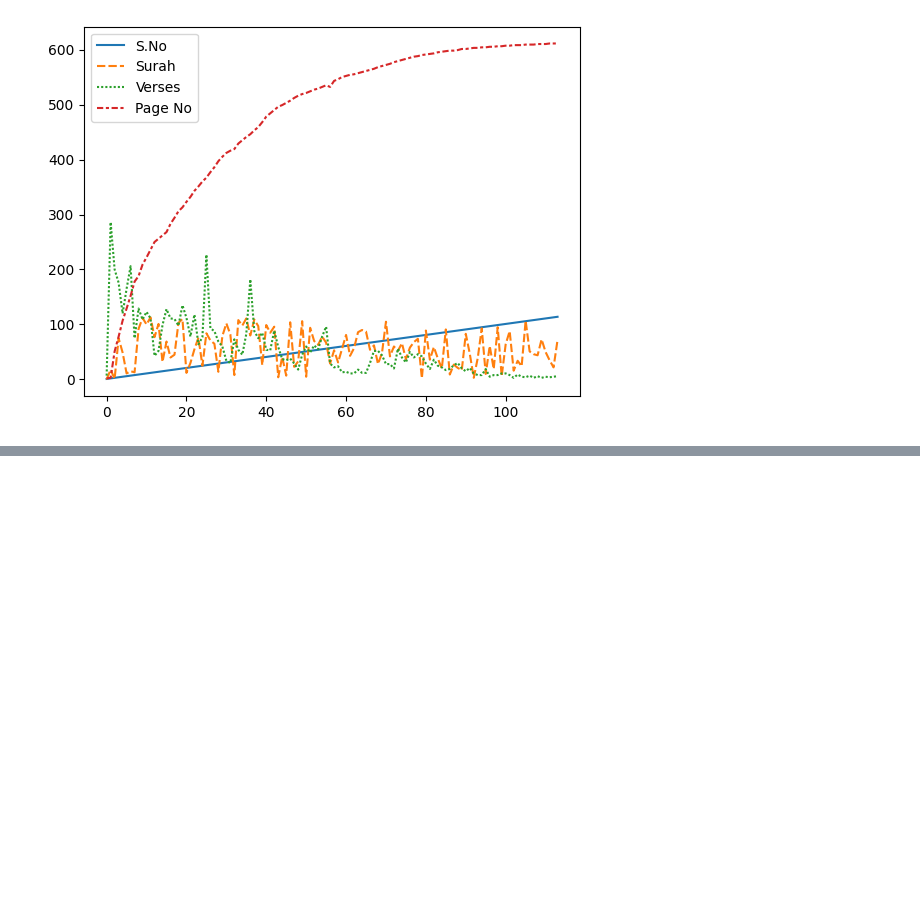
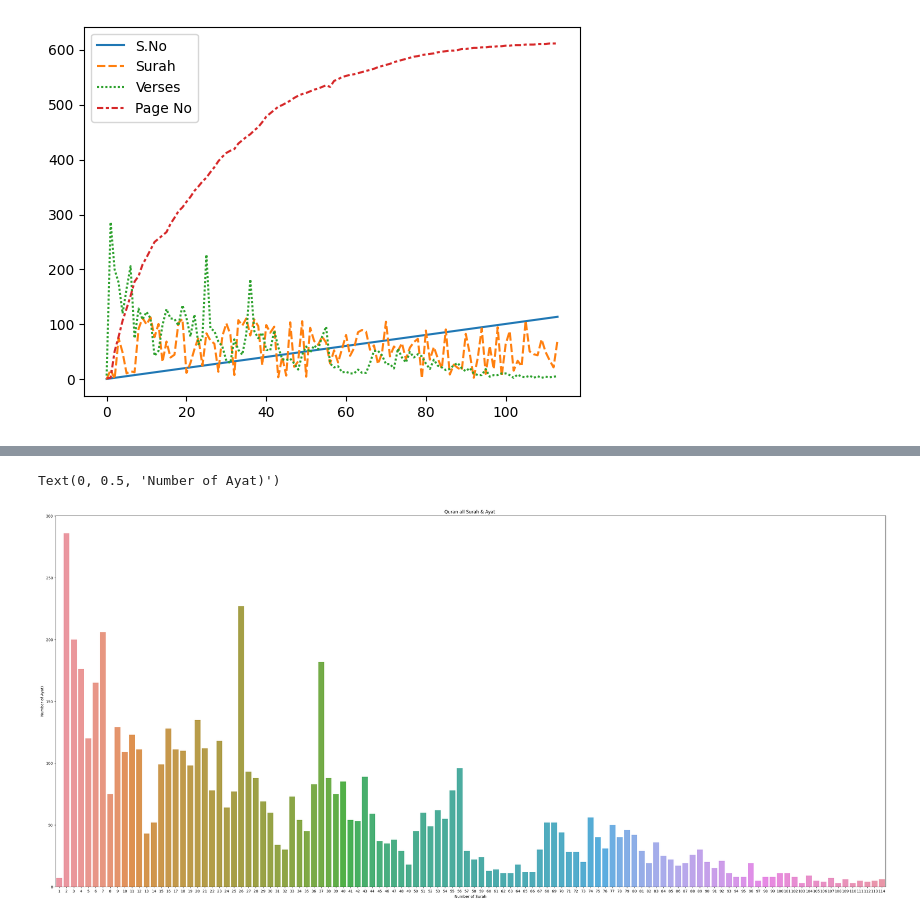
Before and after one commit to MeSamiulIslam/Msc, a Jupyter notebook: quran.ipynb, the cells around one changed output, grey strips where cells are left out. Saved outputs shown, nothing was run; the diff lists cells and outputs as text; code cells hidden in the pictures; blank space fills up the shorter version.

```diff
--- a/quran.ipynb
+++ b/quran.ipynb
@@ -148,0 +192,18 @@ sns.lineplot(data=df1)
+# %%
+# Set the width and height of the figure
+plt.figure(figsize=(40,18))
+
+# Add title
+plt.title("Quran all Surah & Ayat ")
+
+# Bar chart showing Quran
+sns.barplot(x=df1["S.No"], y=df1['Verses'])
+
+# Add label for Horizontal axis
+plt.xlabel("Number of Surah")
+
+# Add label for vertical axis
+plt.ylabel("Number of Ayat)")
+# %% [output]
+Text(0, 0.5, 'Number of Ayat)')
+[figure, added]
```
Also changed, not shown: parts of 8 cells of this notebook.
